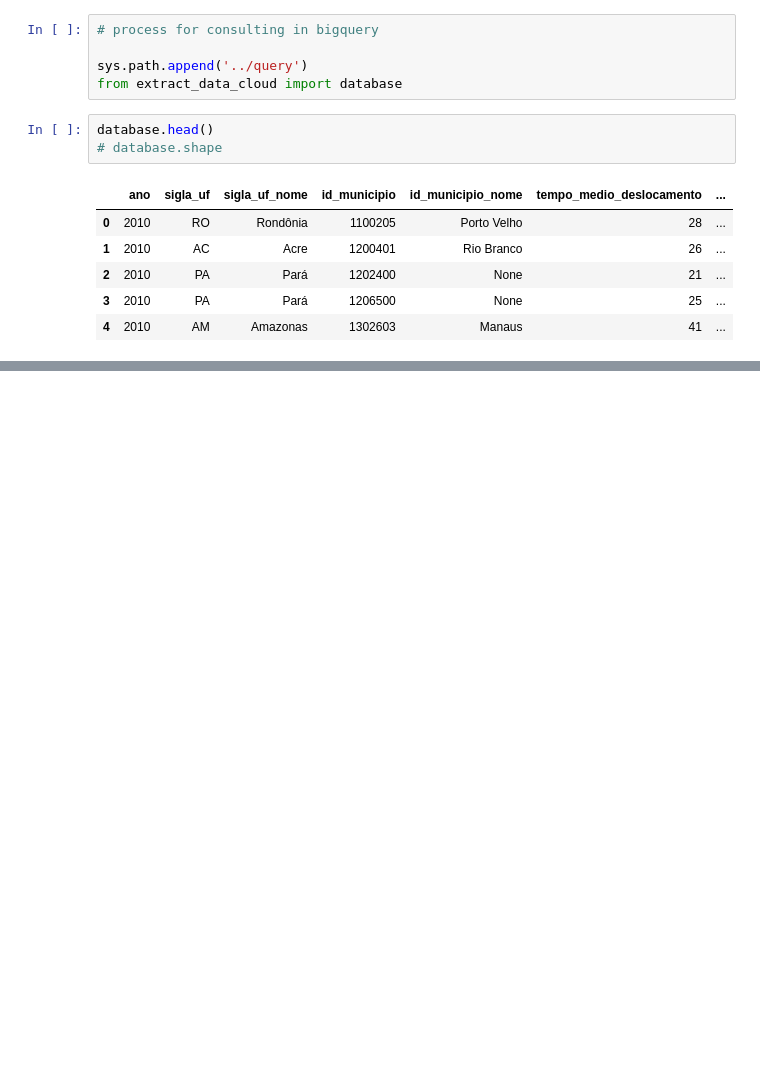
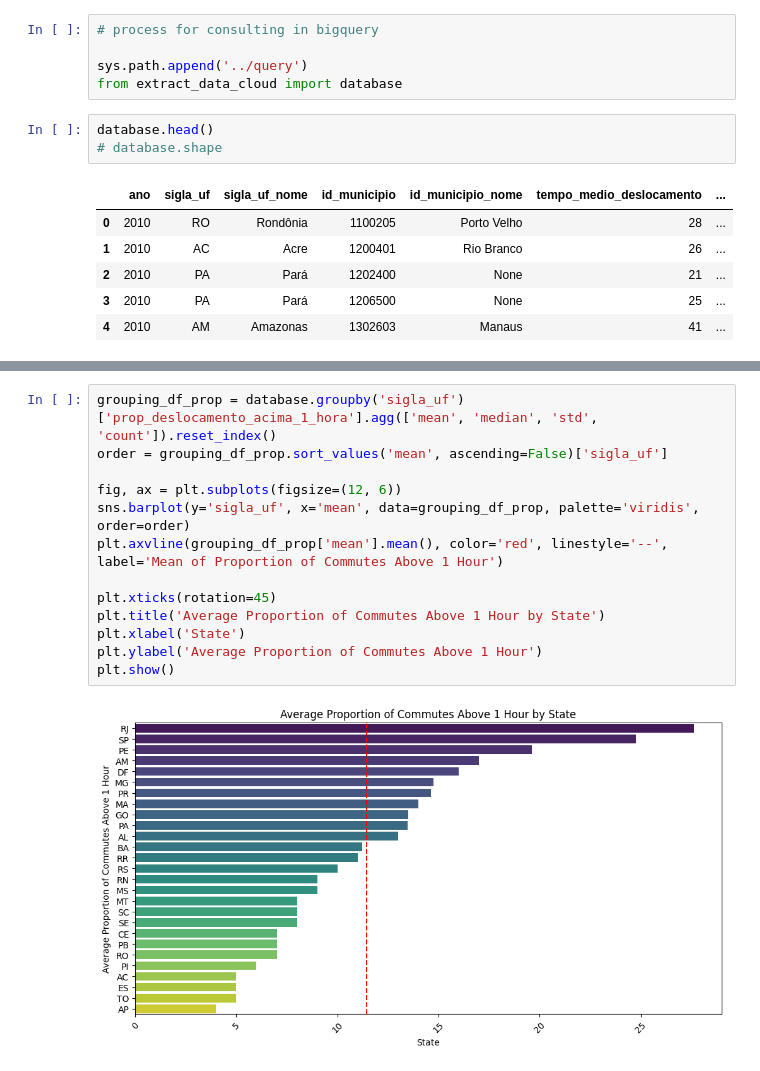
Before and after one commit to will787/assessment-of-travel-home-to-work, a Jupyter notebook: analytics/insights_eda.ipynb, the cells around one changed output, grey strips where cells are left out. Cells and saved outputs as stored; diff of their text form; blank space fills up the shorter version.

```diff
--- a/analytics/insights_eda.ipynb
+++ b/analytics/insights_eda.ipynb
@@ -71,0 +82,15 @@ TypeError: Data source must be a DataFrame or Mapping, not <class 'pandas.core.s
+# %%
+grouping_df_prop = database.groupby('sigla_uf')['prop_deslocamento_acima_1_hora'].agg(['mean', 'median', 'std', 'count']).reset_index()
+order = grouping_df_prop.sort_values('mean', ascending=False)['sigla_uf']
+
+fig, ax = plt.subplots(figsize=(12, 6))
+sns.barplot(y='sigla_uf', x='mean', data=grouping_df_prop, palette='viridis', order=order)
+plt.axvline(grouping_df_prop['mean'].mean(), color='red', linestyle='--', label='Mean of Proportion of Commutes Above 1 Hour')
+
+plt.xticks(rotation=45)
+plt.title('Average Proportion of Commutes Above 1 Hour by State')
+plt.xlabel('State')
+plt.ylabel('Average Proportion of Commutes Above 1 Hour')
+plt.show()
+# %% [output]
+[figure, added]
```
Also changed, not shown: parts of 5 cells of this notebook, 5 other files.
